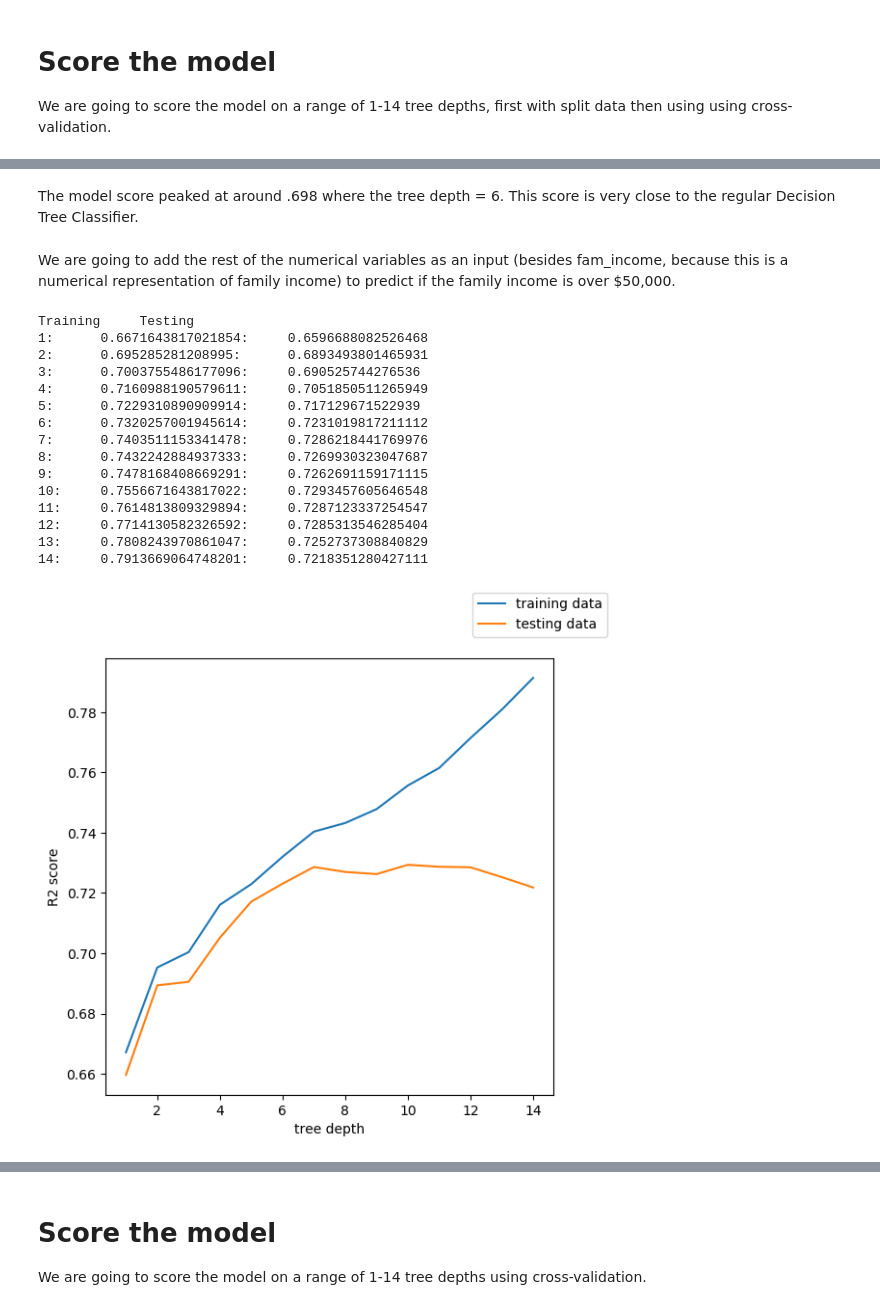
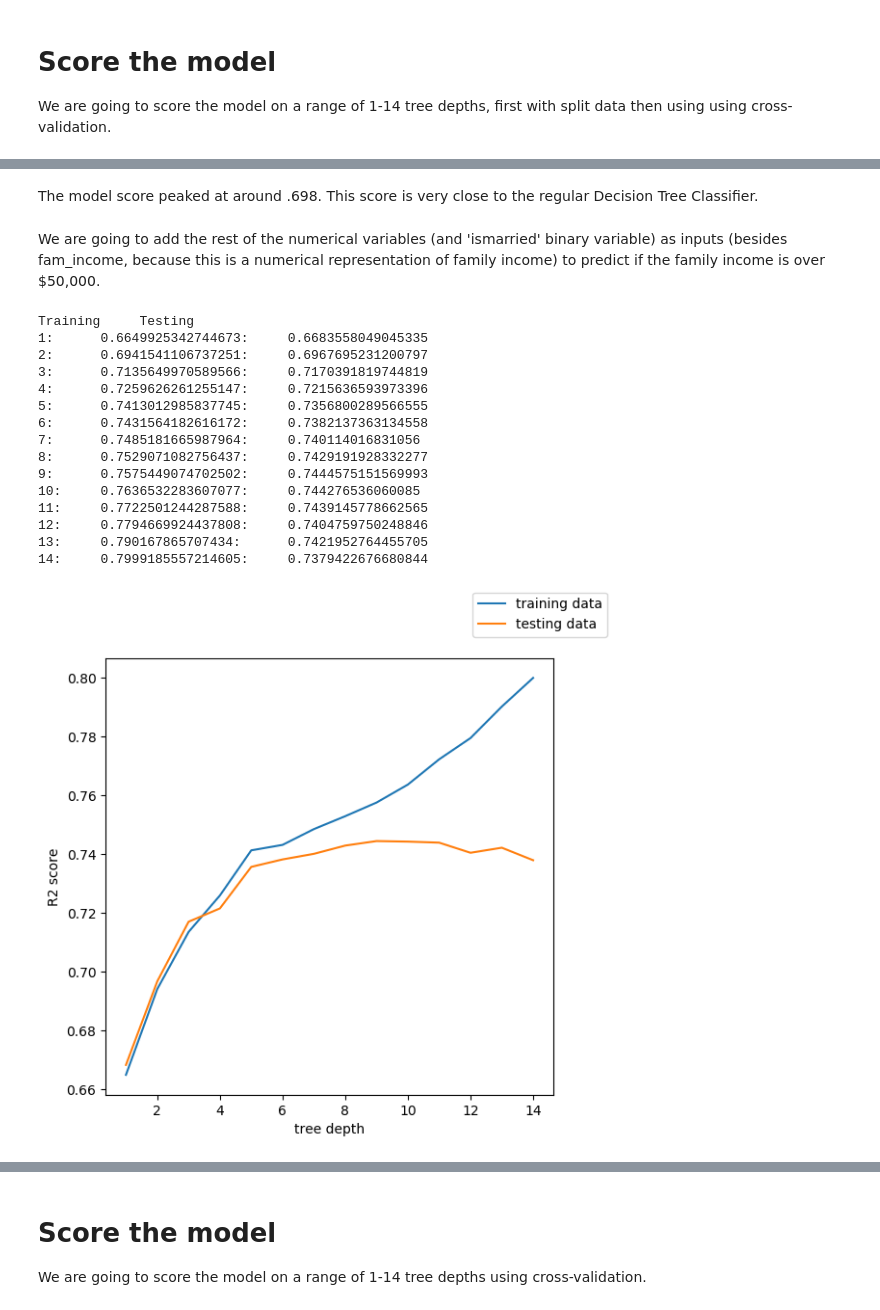
Before and after one commit to ereid7/current-population-survey-data-science-project, a Jupyter notebook: SupervisedClassification/CPS_RandomForest_Classification.ipynb, the cells around one changed output, grey strips where cells are left out. Cells and saved outputs as stored; diff of their text form; code cells hidden in the pictures.

```diff
--- a/SupervisedClassification/CPS_RandomForest_Classification.ipynb
+++ b/SupervisedClassification/CPS_RandomForest_Classification.ipynb
@@ -13,8 +15,9 @@ from sklearn.model_selection import train_test_split, cross_val_score, KFold
 %matplotlib inline
 # %%
 # Import dataset
-data = pd.read_csv("../datasets/CPS2016_NEW.csv", index_col=None)
-
+data = pd.read_csv("../datasets/CPS2016_UPDATE.csv",
+                  usecols=['age','num_in_house', 'num_child',
+                'educ','weekly_hrs', 'ismarried', 'fam_income', 'faminc_50'])
 # We are going to use the entire dataset for this model
 # to test on a smaller sample uncomment below
 # data = data.sample(n=1000)
@@ -157,29 +162,29 @@ max score:  0.697645447208766
 tree-depth =  6
 # %% [markdown]
-The model score peaked at around .698 where the tree depth = 6. This score is very close to the regular Decision Tree Classifier.
+The model score peaked at around .698. This score is very close to the regular Decision Tree Classifier.
 # %% [markdown]
-We are going to add the rest of the numerical variables as an input (besides fam_income, because this is a numerical representation of family income) to predict if the family income is over $50,000.
+We are going to add the rest of the numerical variables (and 'ismarried' binary variable) as inputs (besides fam_income, because this is a numerical representation of family income) to predict if the family income is over $50,000.
 # %%
 # Score with all numerical variables
 getRandomForestScores(data_train[['age','num_in_house', 'num_child',
-                'educ','weekly_hrs']], data_train['faminc_50'],
+                'educ','weekly_hrs', 'ismarried']], data_train['faminc_50'],
                   data_test[['age','num_in_house', 'num_child',
-                'educ','weekly_hrs']], data_test['faminc_50'])
+                'educ','weekly_hrs', 'ismarried']], data_test['faminc_50'])
 # %% [output]
 Training     Testing
-1:      0.6671643817021854:     0.6596688082526468
-2:      0.695285281208995:      0.6893493801465931
-3:      0.7003755486177096:     0.690525744276536
-4:      0.7160988190579611:     0.7051850511265949
-5:      0.7229310890909914:     0.717129671522939
-6:      0.7320257001945614:     0.7231019817211112
-7:      0.7403511153341478:     0.7286218441769976
-8:      0.7432242884937333:     0.7269930323047687
-9:      0.7478168408669291:     0.7262691159171115
-10:     0.7556671643817022:     0.7293457605646548
-11:     0.7614813809329894:     0.7287123337254547
-12:     0.7714130582326592:     0.7285313546285404
-13:     0.7808243970861047:     0.7252737308840829
-14:     0.7913669064748201:     0.7218351280427111
+1:      0.6649925342744673:     0.6683558049045335
+2:      0.6941541106737251:     0.6967695231200797
+3:      0.7135649970589566:     0.7170391819744819
+4:      0.7259626261255147:     0.7215636593973396
+5:      0.7413012985837745:     0.7356800289566555
+6:      0.7431564182616172:     0.7382137363134558
+7:      0.7485181665987964:     0.740114016831056
+8:      0.7529071082756437:     0.7429191928332277
+9:      0.7575449074702502:     0.7444575151569993
+10:     0.7636532283607077:     0.744276536060085
+11:     0.7722501244287588:     0.7439145778662565
+12:     0.7794669924437808:     0.7404759750248846
+13:     0.790167865707434:      0.7421952764455705
+14:     0.7999185557214605:     0.7379422676680844
-[figure, old version]
+[figure, new version]
 # %%
```
Also changed, not shown: parts of 16 cells of this notebook, 16 other files.
